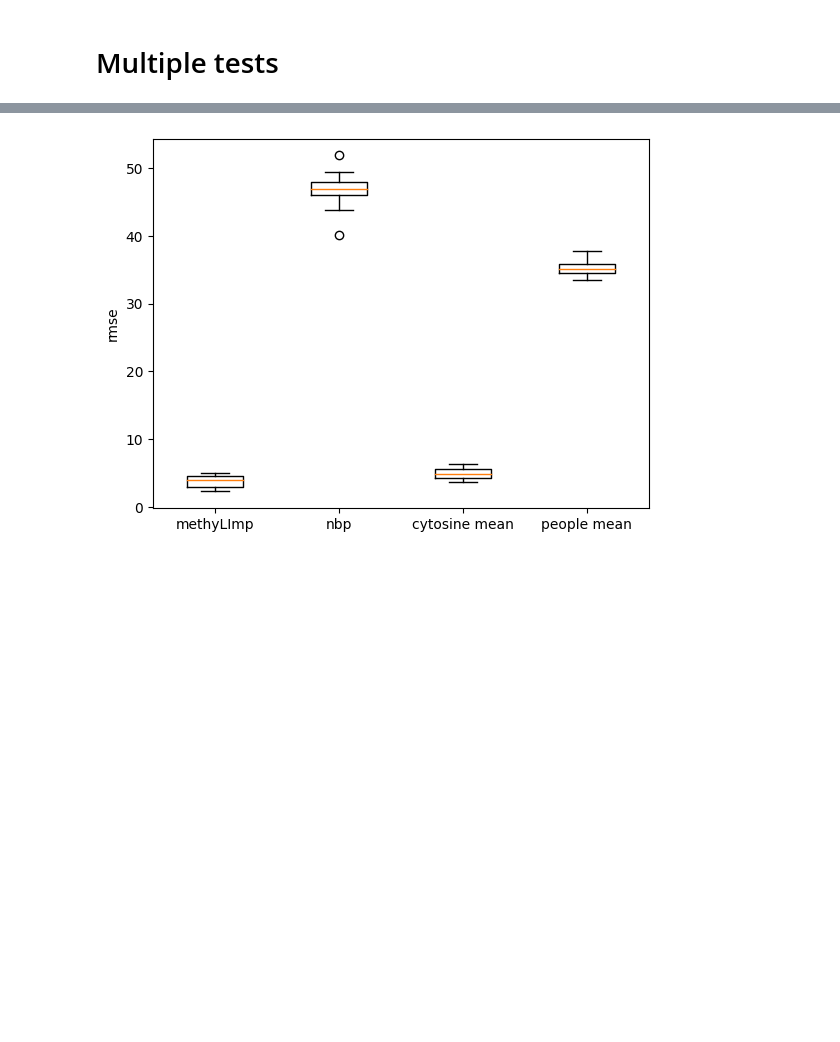
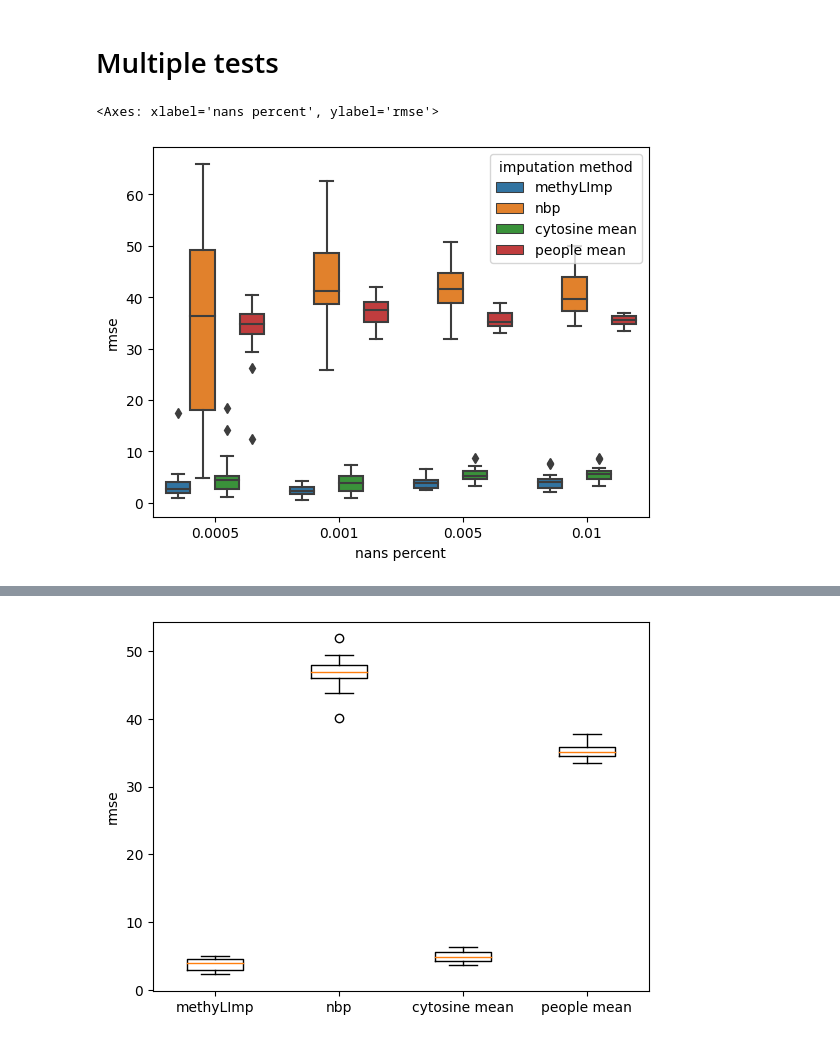
Before and after one commit to emi-lex/methylation_jb, a Jupyter notebook: code/benchmark_table_microarray.ipynb, the cells around one changed output, grey strips where cells are left out. Saved outputs shown, nothing was run; the diff lists cells and outputs as text; code cells hidden in the pictures; blank space fills up the shorter version.

Commit message:
boxplots 2

```diff
--- a/code/benchmark_table_microarray.ipynb
+++ b/code/benchmark_table_microarray.ipynb
@@ -86,3 +87,10 @@ benchmark_table_mae
 # Multiple tests
 # %%
 results = utils.run_experiments(filename, N_iter, eps_methyLImp, eps_nbp, p_arr=[0.01], verbose=2)
+# %%
+data = utils.data_for_boxplots(filename, N_iter, eps_methyLImp, eps_nbp)
+# %%
+sns.boxplot(x="nans percent", y="rmse", hue="imputation method", data=data)
+# %% [output]
+<Axes: xlabel='nans percent', ylabel='rmse'>
+[figure, added]
```
Also changed, not shown: parts of 2 cells of this notebook, 2 other files.
